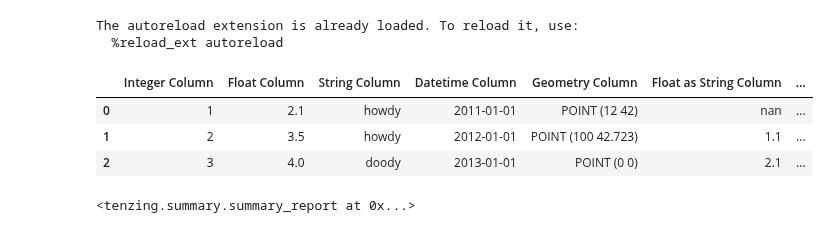
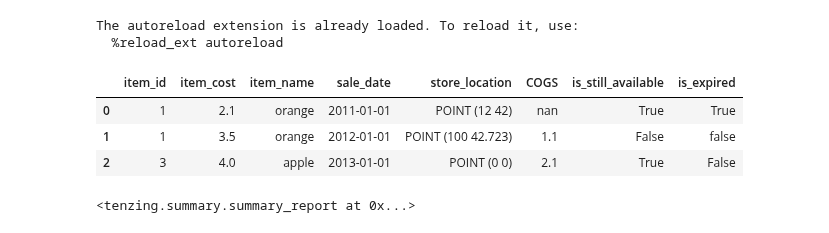
Before and after one commit to dylan-profiler/visions, a Jupyter notebook: Demo.ipynb, the cells around one changed output. Drawn from its saved outputs; the diff is of its cells as text; code cells hidden in the pictures.

```diff
--- a/Demo.ipynb
+++ b/Demo.ipynb
@@ -15,21 +15,21 @@ import itertools
 The autoreload extension is already loaded. To reload it, use:
   %reload_ext autoreload
 # %%
-df = pd.DataFrame({'Integer  Column': [1, 2, 3],
-                   'Float Column': [2.1, 3.5, 4],
-                   'String Column': ['howdy', 'howdy', 'doody'],
-                   'Datetime Column': pd.to_datetime([datetime.date(2011,1,1), datetime.date(2012, 1, 1), datetime.date(2013,1,1)]),
-                   'Geometry Column': pd.Series(['POINT (12 42)', 'POINT (100 42.723)', 'POINT (0 0)']),
-                   'Float as String Column': pd.Series([np.nan, 1.1, 2.1]).astype(str),
-                   'bool': [True, False, True],
-                   'bool_string': ['True', 'false', 'False']
+df = pd.DataFrame({'item_id': [1, 1, 3],
+                   'item_cost': [2.1, 3.5, 4],
+                   'item_name': ['orange', 'orange', 'apple'],
+                   'sale_date': pd.to_datetime([datetime.date(2011,1,1), datetime.date(2012, 1, 1), datetime.date(2013,1,1)]),
+                   'store_location': pd.Series(['POINT (12 42)', 'POINT (100 42.723)', 'POINT (0 0)']),
+                   'COGS': pd.Series([np.nan, 1.1, 2.1]).astype(str),
+                   'is_still_available': [True, False, True],
+                   'is_expired': ['True', 'false', 'False']
                    })
 df
 # %% [output]
-|  | Integer Column | Float Column | String Column | Datetime Column | Geometry Column | Float as String Column | ... |
-| 0 | 1 | 2.1 | howdy | 2011-01-01 | POINT (12 42) | nan | ... |
-| 1 | 2 | 3.5 | howdy | 2012-01-01 | POINT (100 42.723) | 1.1 | ... |
-| 2 | 3 | 4.0 | doody | 2013-01-01 | POINT (0 0) | 2.1 | ... |
+|  | item_id | item_cost | item_name | sale_date | store_location | COGS | is_still_available | is_expired |
+| 0 | 1 | 2.1 | orange | 2011-01-01 | POINT (12 42) | nan | True | True |
+| 1 | 1 | 3.5 | orange | 2012-01-01 | POINT (100 42.723) | 1.1 | False | false |
+| 2 | 3 | 4.0 | apple | 2013-01-01 | POINT (0 0) | 2.1 | True | False |
 # %%
 ts = tenzing_standard()
 _ = ts.prep(df)
```
Also changed, not shown: parts of 4 cells of this notebook, 3 other files.
